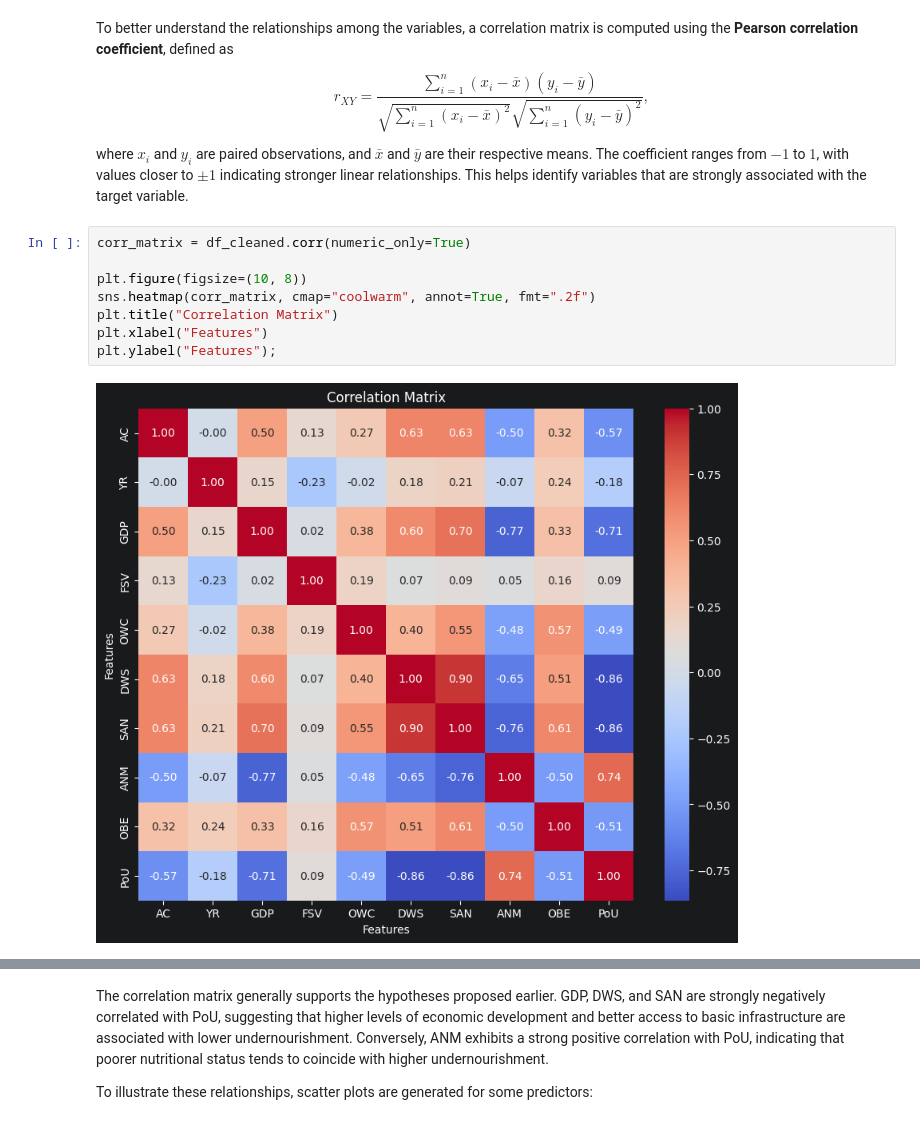
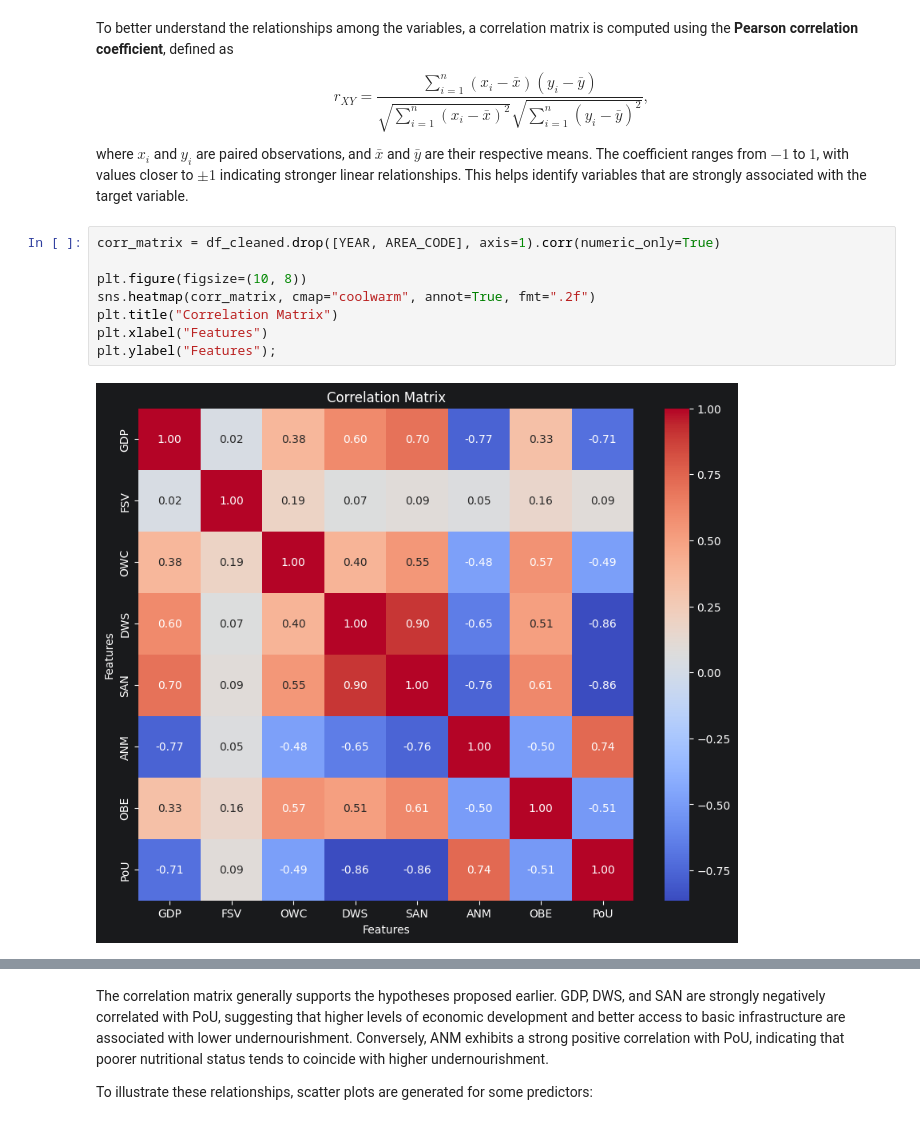
Before and after one commit to jaredliw/dtp3, a Jupyter notebook: model.ipynb, the cells around one changed output, grey strips where cells are left out. Saved outputs shown, nothing was run; the diff lists cells and outputs as text.

Commit message:
Remove YR and AC in correlation matrix

```diff
--- a/model.ipynb
+++ b/model.ipynb
@@ -194,15 +194,15 @@ $$
 
 where $x_i$ and $y_i$ are paired observations, and $\bar{x}$ and $\bar{y}$ are their respective means. The coefficient ranges from $-1$ to $1$, with values closer to $\pm1$ indicating stronger linear relationships. This helps identify variables that are strongly associated with the target variable.
 # %%
-corr_matrix = df_cleaned.corr(numeric_only=True)
+corr_matrix = df_cleaned.drop([YEAR, AREA_CODE], axis=1).corr(numeric_only=True)
 
 plt.figure(figsize=(10, 8))
 sns.heatmap(corr_matrix, cmap="coolwarm", annot=True, fmt=".2f")
 plt.title("Correlation Matrix")
 plt.xlabel("Features")
 plt.ylabel("Features");
 # %% [output]
-[figure, old version]
+[figure, new version]
 # %%
 sorted_corr_target = corr_matrix[TARGET].sort_values(ascending=False, key=abs)
 
```
Also changed, not shown: parts of 1 cell of this notebook.
